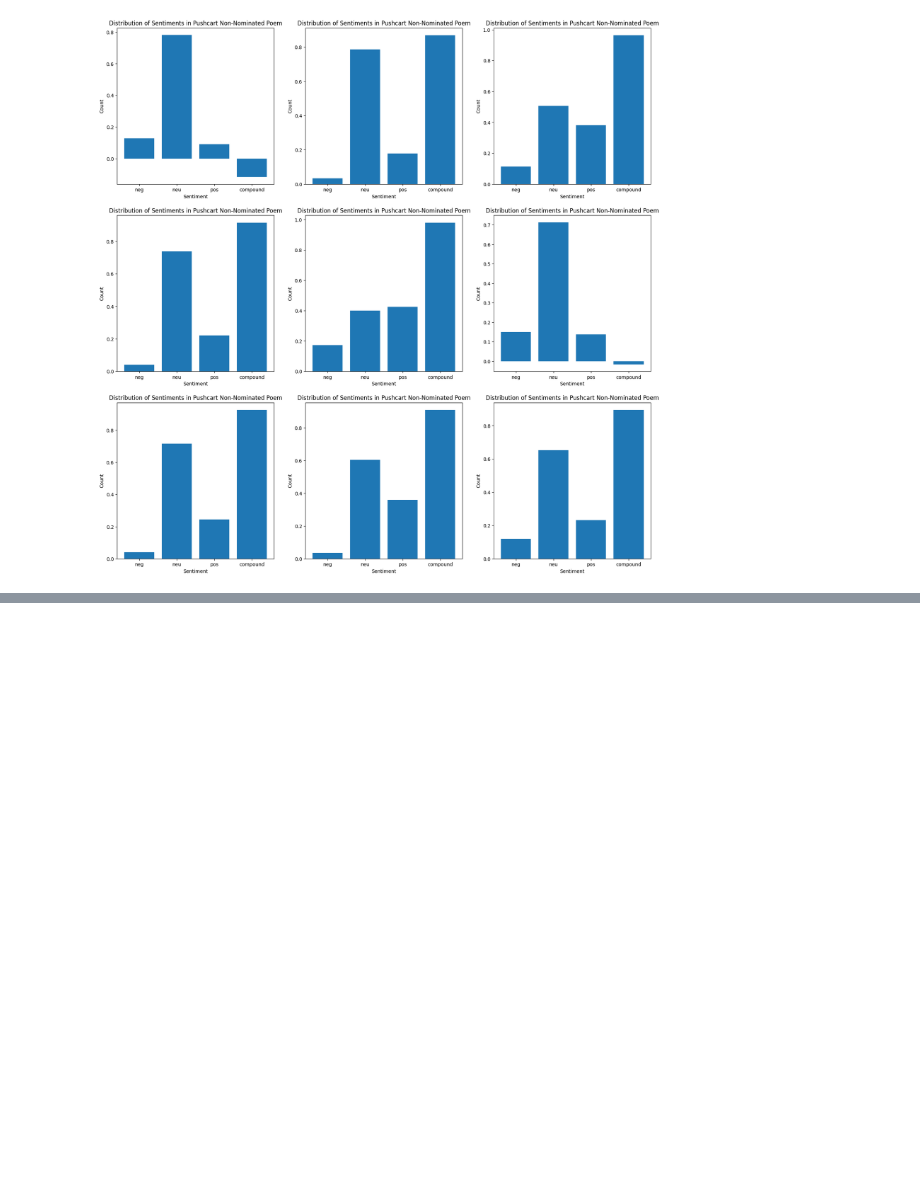
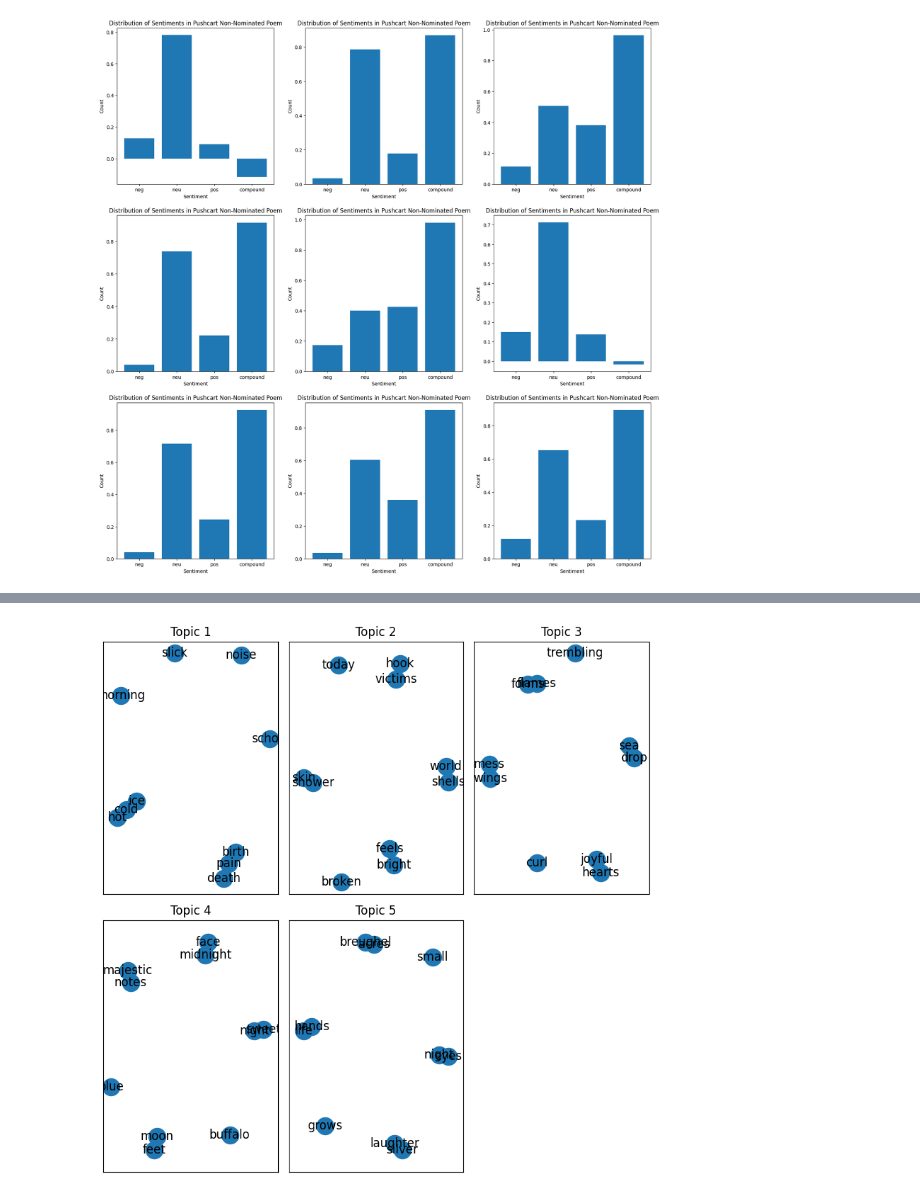
Before and after one commit to shihwesley/CMPE257, a Jupyter notebook: PushcartPoemsAnalysis_1.ipynb, the cells around one changed output, grey strips where cells are left out. Cells and saved outputs as stored; diff of their text form; code cells hidden in the pictures; blank space fills up the shorter version.

```diff
--- a/PushcartPoemsAnalysis_1.ipynb
+++ b/PushcartPoemsAnalysis_1.ipynb
@@ -424,0 +503,47 @@ plt.show()
+# %%
+# Topic 1: birth, pain, death, hot, morning, school, noise, cold, ice, slick
+G1 = nx.Graph()
+G1.add_nodes_from(['birth', 'pain', 'death', 'hot', 'morning', 'school', 'noise', 'cold', 'ice', 'slick'], node_color='lightblue')
+G1.add_edges_from([('birth', 'pain'), ('pain', 'death'), ('hot', 'cold'), ('cold', 'ice')],edge_color='gray', arrowsize=10)
+
+# Topic 2: world, shells, bright, feels, skin, shower, victims, hook, broken, today
+G2 = nx.Graph()
+G2.add_nodes_from(['world', 'shells', 'bright', 'feels', 'skin', 'shower', 'victims', 'hook', 'broken', 'today'])
+G2.add_edges_from([('world', 'shells'), ('bright', 'feels'), ('skin', 'shower'), ('victims', 'hook')])
+
+# Topic 3: wings, mess, hearts, joyful, sea, drop, flames, forms, trembling, curl
+G3 = nx.Graph()
+G3.add_nodes_from(['wings', 'mess', 'hearts', 'joyful', 'sea', 'drop', 'flames', 'forms', 'trembling', 'curl'])
+G3.add_edges_from([('wings', 'mess'), ('hearts', 'joyful'), ('sea', 'drop'), ('flames', 'forms')])
+
+# Topic 4: notes, majestic, midnight, face, moon, feet, night, sweet, blue, buffalo
+G4 = nx.Graph()
+G4.add_nodes_from(['notes', 'majestic', 'midnight', 'face', 'moon', 'feet', 'night', 'sweet', 'blue', 'buffalo'])
+G4.add_edges_from([('notes', 'majestic'), ('midnight', 'face'), ('moon', 'feet'), ('night', 'sweet')])
+
+# Topic 5: night, eyes, hands, life, small, silver, laughter, acres, breughel, grows
+G5 = nx.Graph()
+G5.add_nodes_from(['night', 'eyes', 'hands', 'life', 'small', 'silver', 'laughter', 'acres', 'breughel', 'grows'])
+G5.add_edges_from([('night', 'eyes'), ('hands', 'life'), ('silver', 'laughter'), ('acres', 'breughel')])
+
+# Draw the graphs
+plt.figure(figsize=(8, 8))
+plt.subplot(2, 3, 1)
+nx.draw_networkx(G1)
+plt.title('Topic 1')
+plt.subplot(2, 3, 2)
+nx.draw_networkx(G2)
+plt.title('Topic 2')
+plt.subplot(2, 3, 3)
+nx.draw_networkx(G3)
+plt.title('Topic 3')
+plt.subplot(2, 3, 4)
+nx.draw_networkx(G4)
+plt.title('Topic 4')
+plt.subplot(2, 3, 5)
+nx.draw_networkx(G5)
+plt.title('Topic 5')
+plt.tight_layout()
+plt.show()
+# %% [output]
+[figure, added]
```
Also changed, not shown: parts of 4 cells of this notebook.
